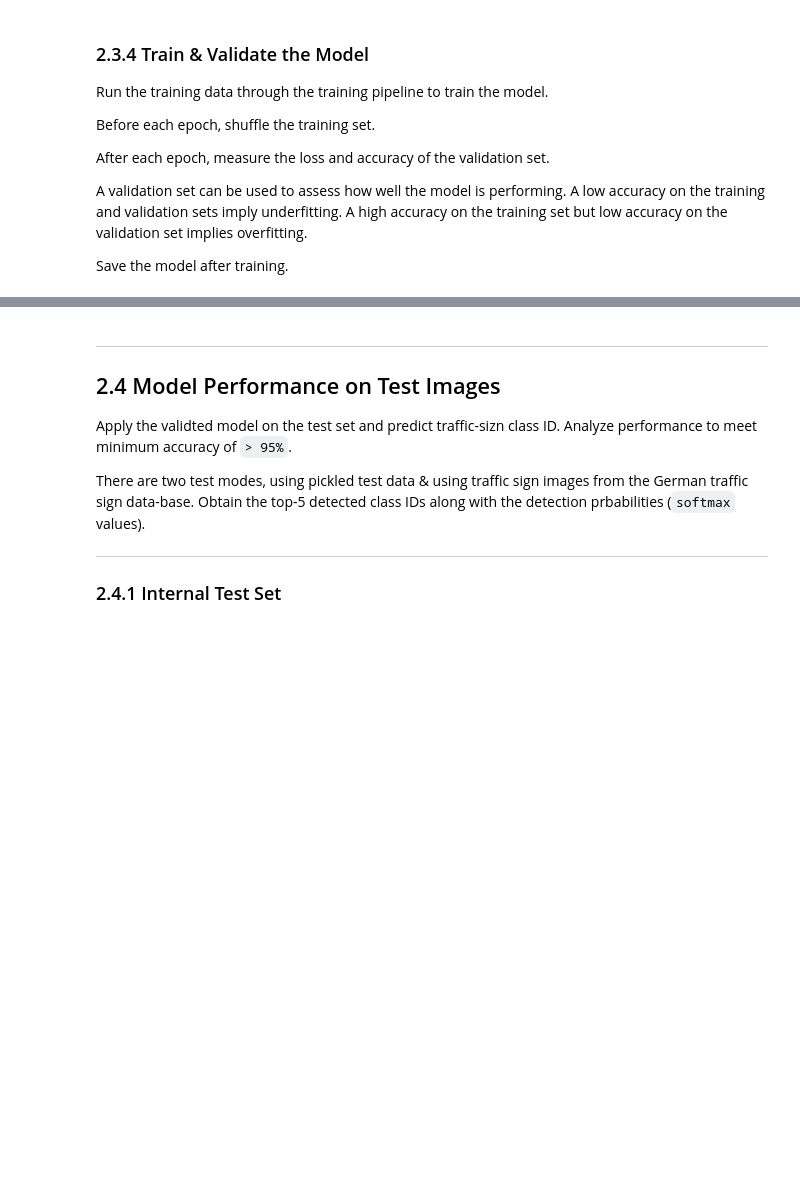
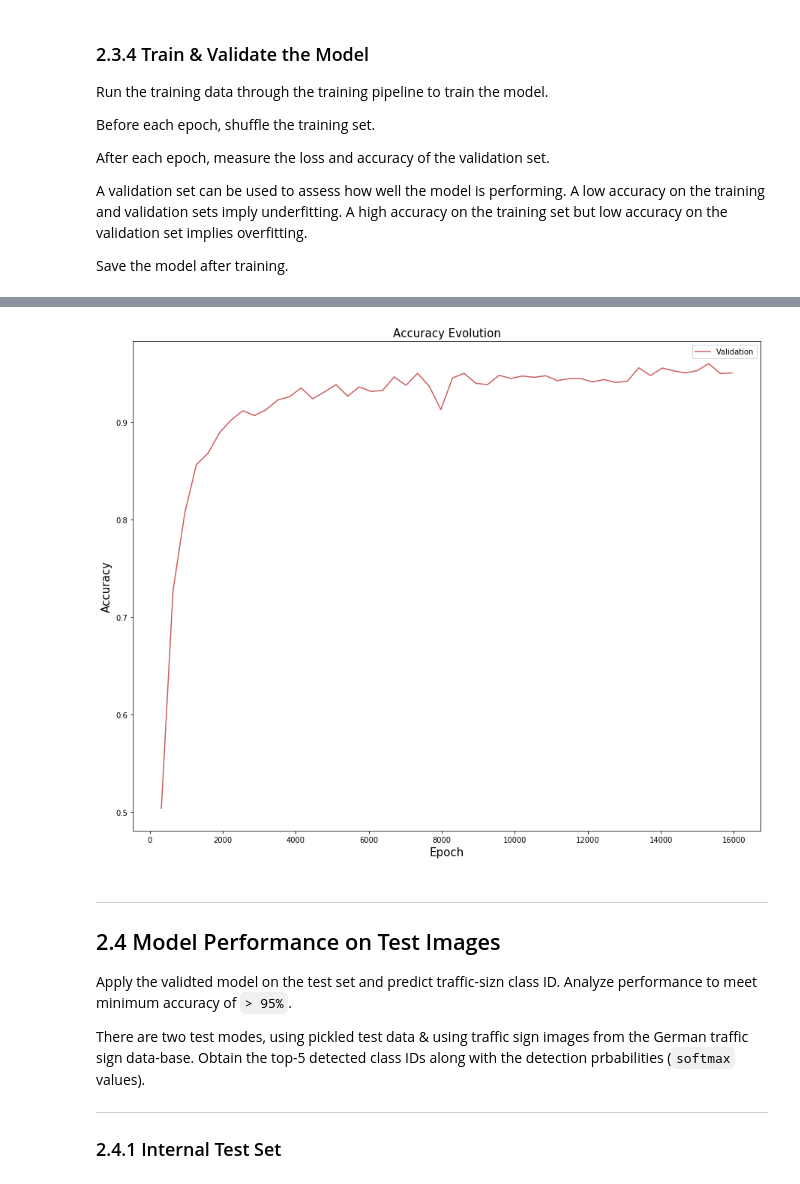
Before and after one commit to sumantparanjpe/CarND_P3_TrafficSignClassifier, a Jupyter notebook: Traffic_Sign_Classifier--AlexNet_Classifier.ipynb, the cells around one changed output, grey strips where cells are left out. Saved outputs shown, nothing was run; the diff lists cells and outputs as text; code cells hidden in the pictures; blank space fills up the shorter version.

```diff
--- a/Traffic_Sign_Classifier--AlexNet_Classifier.ipynb
+++ b/Traffic_Sign_Classifier--AlexNet_Classifier.ipynb
@@ -525,3 +519,22 @@ CPU process time: 256.0 [min]
+# %%
+
+
+#
+# Plot accuracy evolution
+#
+fig = plt.figure(figsize=(15,5))
+#plt.plot(train_acc, label='Training', color='dodgerblue')
+plt.plot([(i+1) * int(num_examples / BATCH_SIZE) for i in range(EPOCHS)], valid_acc, label='Validation', color='indianred')
+plt.title('Accuracy Evolution', fontsize=15)
+plt.xlabel('Epoch', fontsize=15)
+plt.ylabel('Accuracy', fontsize=15)
+plt.gcf().set_size_inches(15, 12)
+plt.legend()
+#plt.tight_layout()
+plt.savefig('TrafficSigns_AlexNet_AccuracyCurve.png', dpi=100)
+plt.show()
+# %% [output]
+[figure, added]
 # %% [markdown]
 ---
 
```
Also changed, not shown: parts of 11 cells of this notebook, 26 other files.
